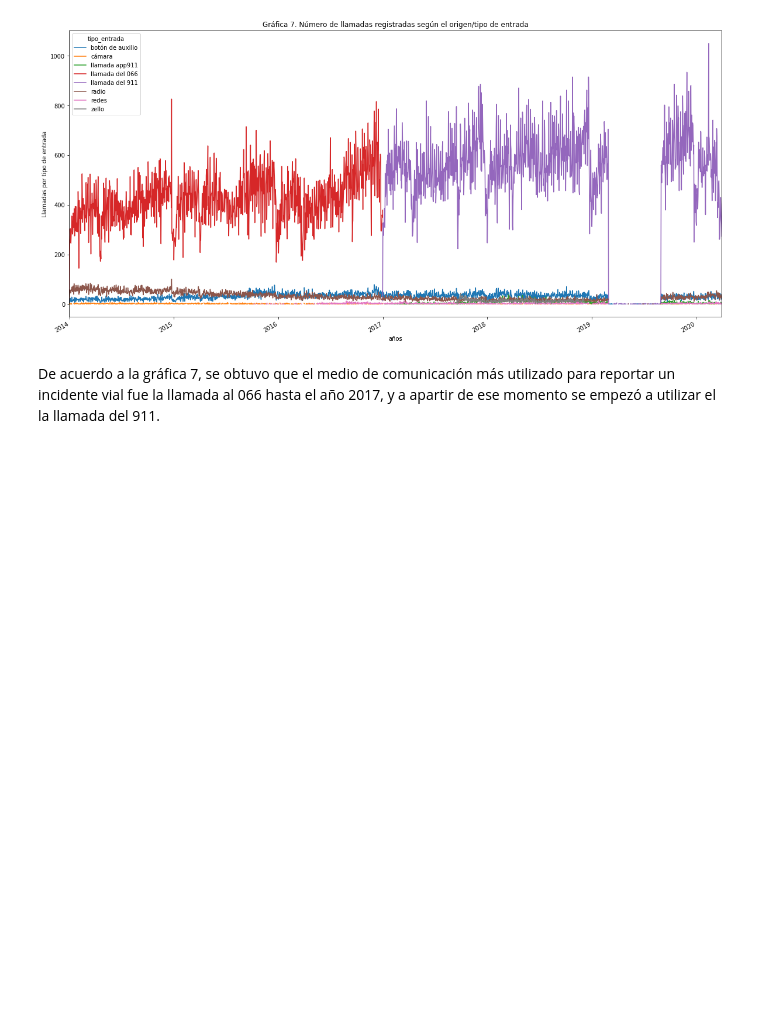
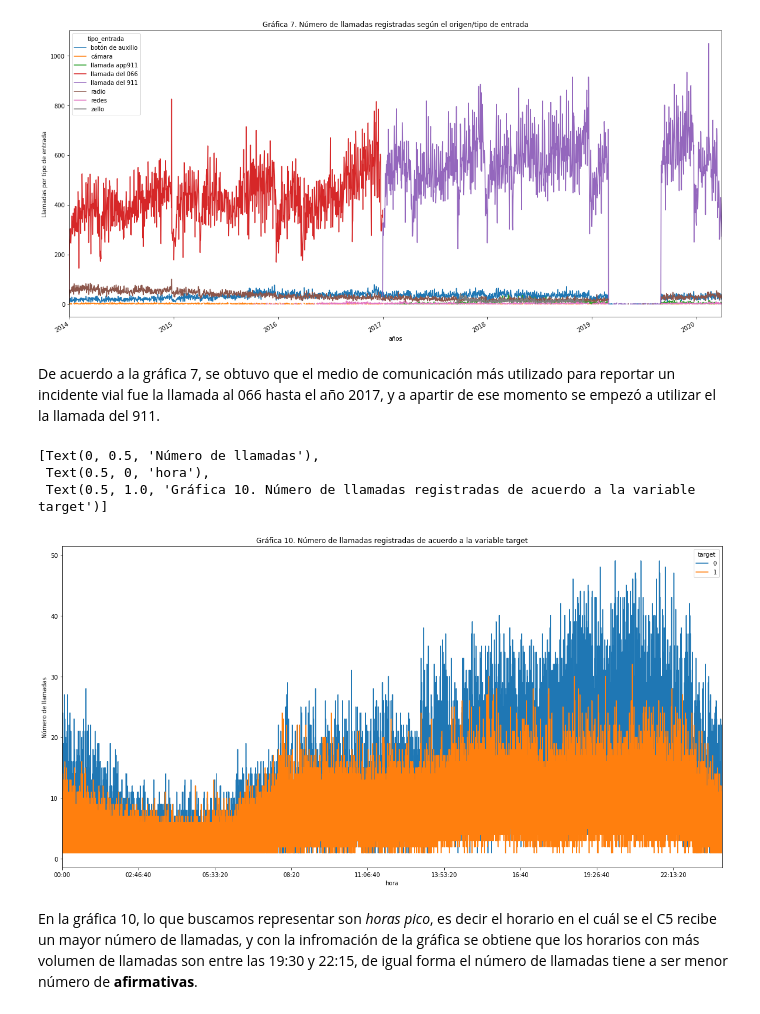
Before and after one commit to ArquitecturaProductoDatos7/Diseno_producto_de_datos-, a Jupyter notebook: EDA/EDA_c5.ipynb, the cells around one changed output. Drawn from its saved outputs; the diff is of its cells as text; code cells hidden in the pictures; blank space fills up the shorter version.

```diff
--- a/EDA/EDA_c5.ipynb
+++ b/EDA/EDA_c5.ipynb
@@ -287,3 +311,14 @@ llamadas_tipo_ent.set(xlabel="años",ylabel="Llamadas por tipo de entrada", titl
 [figure]
 # %% [markdown]
 De acuerdo a la gráfica 7, se obtuvo que el medio de comunicación más utilizado para reportar un incidente vial fue la llamada al 066 hasta el año 2017, y a apartir de ese momento se empezó a utilizar el la llamada del 911.
+# %%
+plt.rcParams["figure.figsize"] = (20,10)
+llamadas_tipo_ent=datos_copy.groupby(['hora_creacion','target']).folio.count().unstack(level=1).plot()
+llamadas_tipo_ent.set(xlabel="hora",ylabel="Número de llamadas", title="Gráfica 10. Número de llamadas registradas de acuerdo a la variable target")
+# %% [output]
+[Text(0, 0.5, 'Número de llamadas'),
+ Text(0.5, 0, 'hora'),
+ Text(0.5, 1.0, 'Gráfica 10. Número de llamadas registradas de acuerdo a la variable target')]
+[figure, added]
+# %% [markdown]
+En la gráfica 10, lo que buscamos representar son <i>horas pico</i>, es decir el horario en el cuál se el C5 recibe un mayor número de llamadas, y con la infromación de la gráfica se obtiene que los horarios con más volumen de llamadas son entre las 19:30 y 22:15, de igual forma el número de llamadas tiene a ser menor número de **afirmativas**.
```
Also changed, not shown: parts of 4 cells of this notebook.
